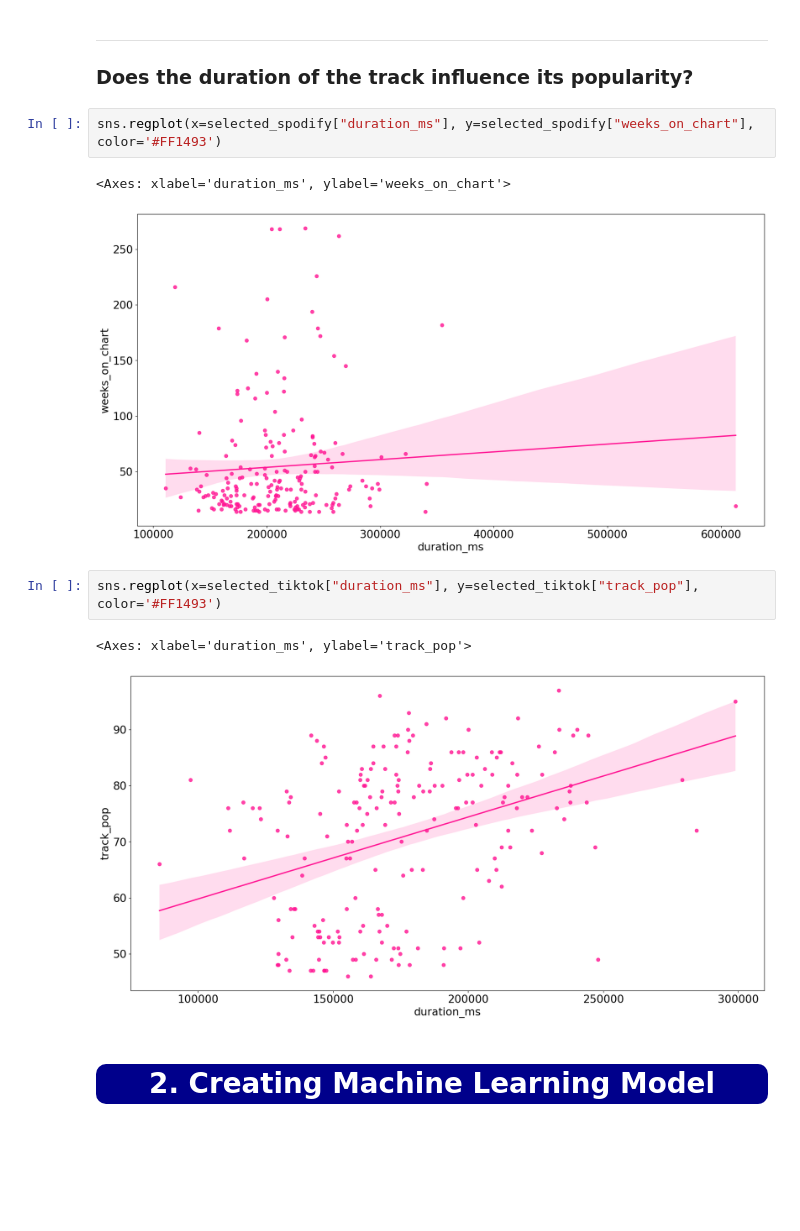
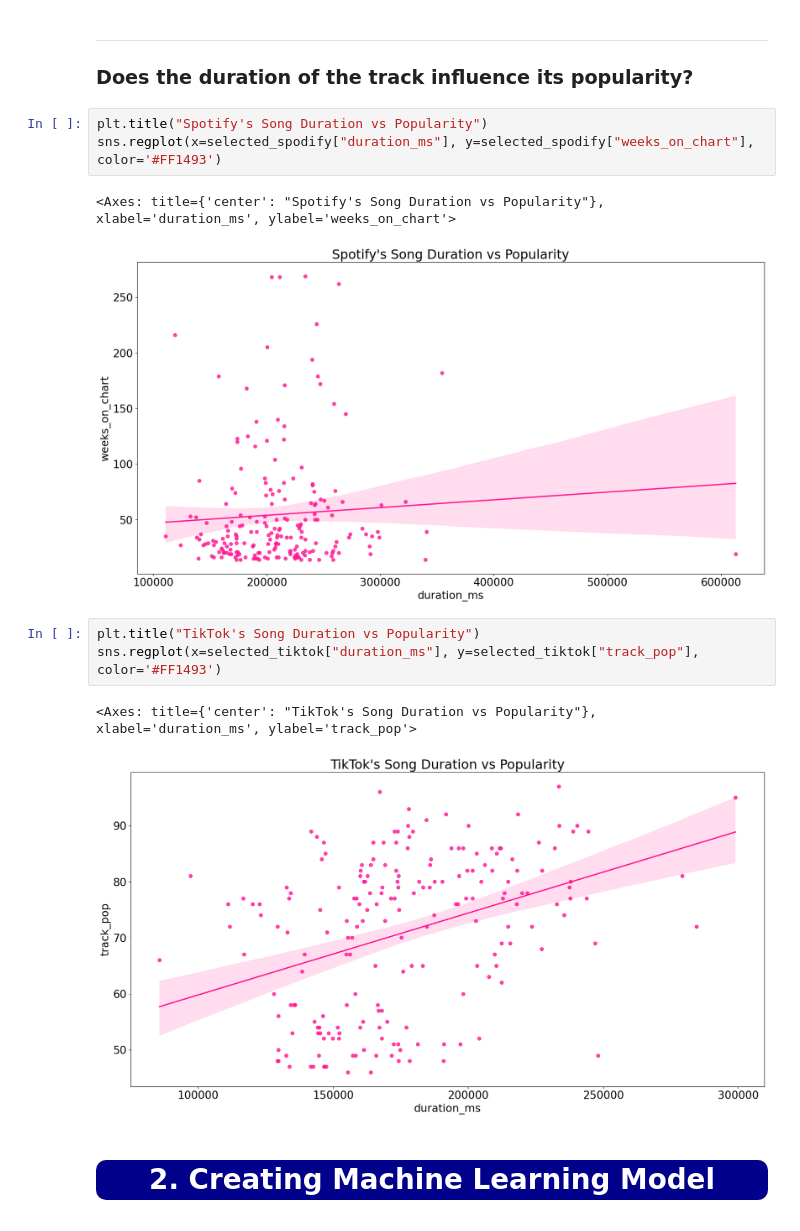
Before and after one commit to fdac23/TikTok_Vs._Spotify, a Jupyter notebook: file.ipynb, the cells around one changed output. Drawn from its saved outputs; the diff is of its cells as text; blank space fills up the shorter version.

```diff
--- a/file.ipynb
+++ b/file.ipynb
@@ -198,15 +198,17 @@ sns.heatmap(selected_tiktok[columns_acoustic].corr(), mask=mask, annot = True, v
 
 ### Does the duration of the track influence its popularity?
 # %%
+plt.title("Spotify's Song Duration vs Popularity")
 sns.regplot(x=selected_spodify["duration_ms"], y=selected_spodify["weeks_on_chart"], color='#FF1493')
 # %% [output]
-<Axes: xlabel='duration_ms', ylabel='weeks_on_chart'>
+<Axes: title={'center': "Spotify's Song Duration vs Popularity"}, xlabel='duration_ms', ylabel='weeks_on_chart'>
-[figure, old version]
+[figure, new version]
 # %%
+plt.title("TikTok's Song Duration vs Popularity")
 sns.regplot(x=selected_tiktok["duration_ms"], y=selected_tiktok["track_pop"], color='#FF1493')
 # %% [output]
-<Axes: xlabel='duration_ms', ylabel='track_pop'>
+<Axes: title={'center': "TikTok's Song Duration vs Popularity"}, xlabel='duration_ms', ylabel='track_pop'>
-[figure, old version]
+[figure, new version]
 # %% [markdown]
 # <p style="background-color:#00008B;color:white;font-size:100%;text-align:center;border-radius:10px 10px;">2. Creating Machine Learning Model</p>
 # %% [markdown]
```
Also changed, not shown: parts of 3 cells of this notebook.
